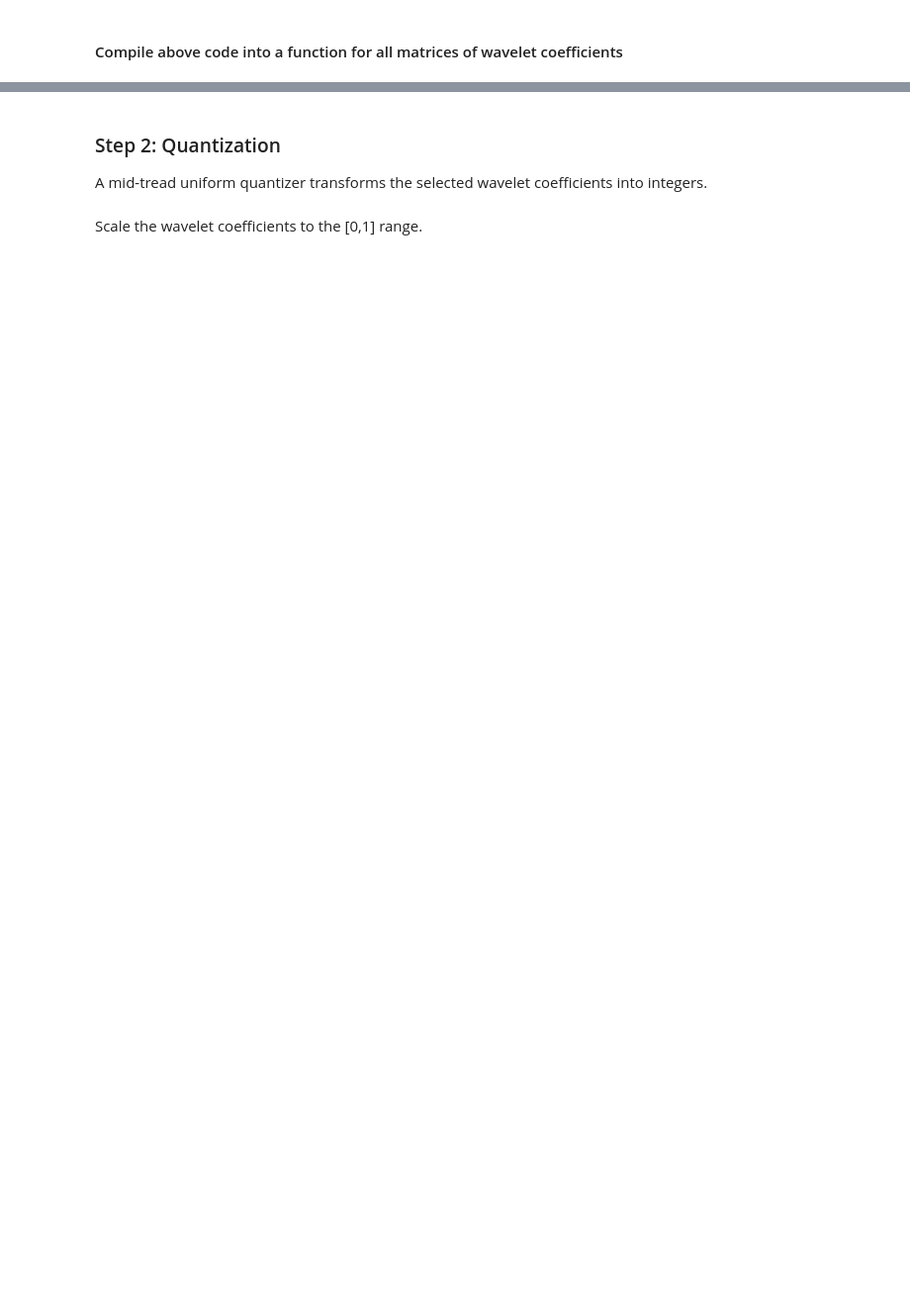
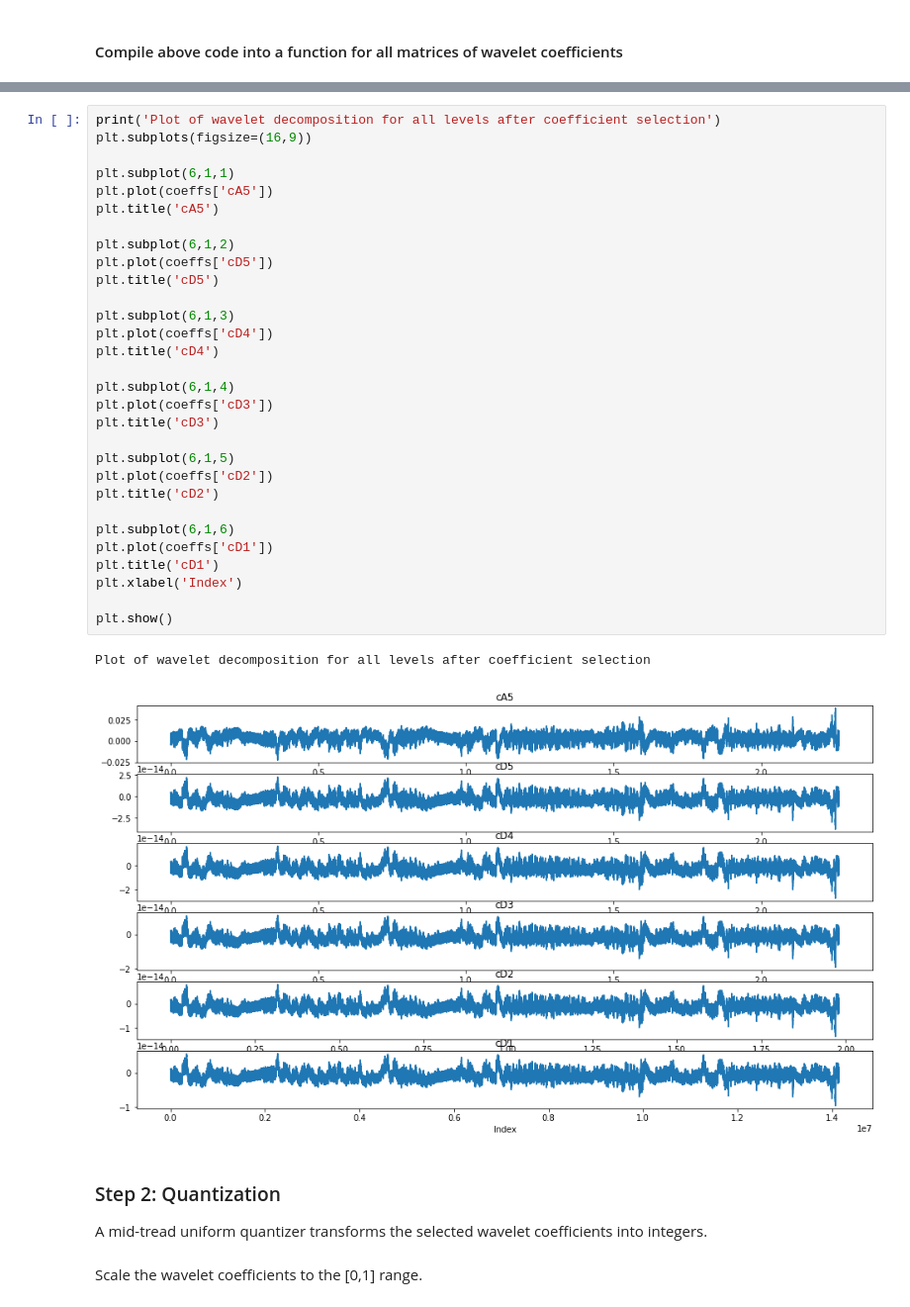
Before and after one commit to DigitalBiomarkerDiscoveryPipeline/Data-Compression-Toolbox, a Jupyter notebook: Joe/RebolloNeira.ipynb, the cells around one changed output, grey strips where cells are left out. Shown at 99% size. Cells and saved outputs as stored; diff of their text form; blank space fills up the shorter version.

```diff
--- a/Joe/RebolloNeira.ipynb
+++ b/Joe/RebolloNeira.ipynb
@@ -369,3 +315,36 @@ def select_coeffs(coeffs):
+# %%
+print('Plot of wavelet decomposition for all levels after coefficient selection')
+plt.subplots(figsize=(16,9))
+
+plt.subplot(6,1,1)
+plt.plot(coeffs['cA5'])
+plt.title('cA5')
+
+plt.subplot(6,1,2)
+plt.plot(coeffs['cD5'])
+plt.title('cD5')
+
+plt.subplot(6,1,3)
+plt.plot(coeffs['cD4'])
+plt.title('cD4')
+
+plt.subplot(6,1,4)
+plt.plot(coeffs['cD3'])
+plt.title('cD3')
+
+plt.subplot(6,1,5)
+plt.plot(coeffs['cD2'])
+plt.title('cD2')
+
+plt.subplot(6,1,6)
+plt.plot(coeffs['cD1'])
+plt.title('cD1')
+plt.xlabel('Index')
+
+plt.show()
+# %% [output]
+Plot of wavelet decomposition for all levels after coefficient selection
+[figure, added]
 # %% [markdown]
 ### Step 2: Quantization
 A mid-tread uniform quantizer transforms the selected wavelet coefficients into integers.
```
Also changed, not shown: parts of 19 cells of this notebook.
